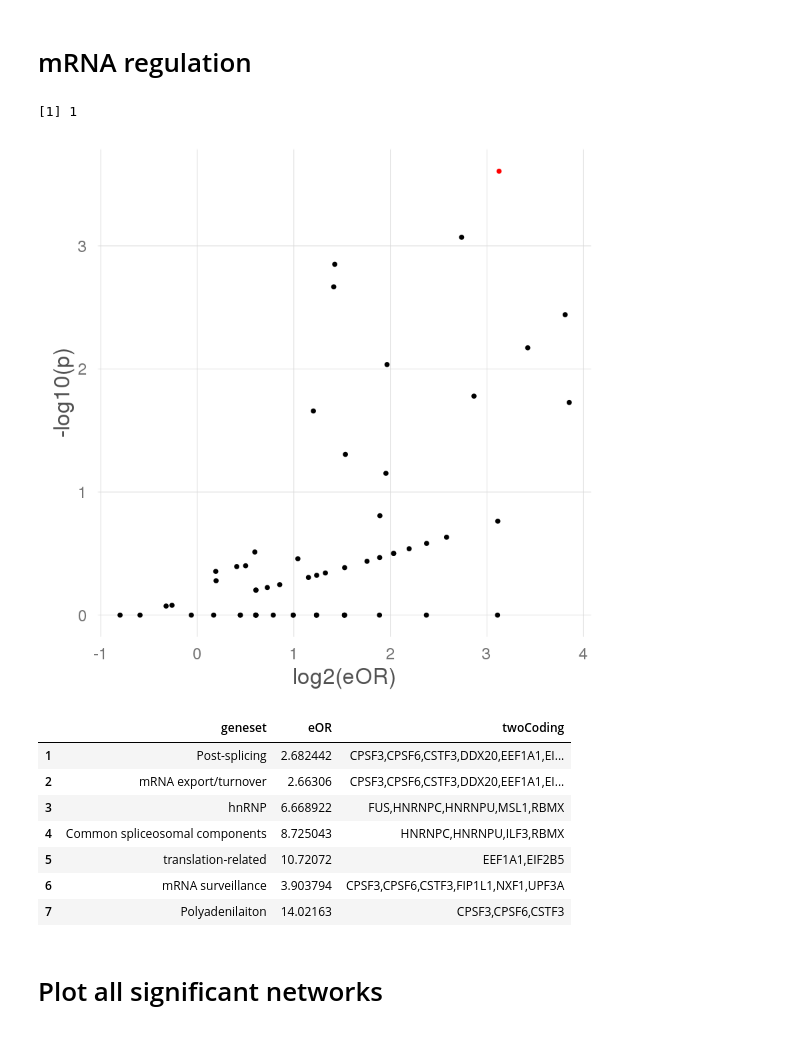
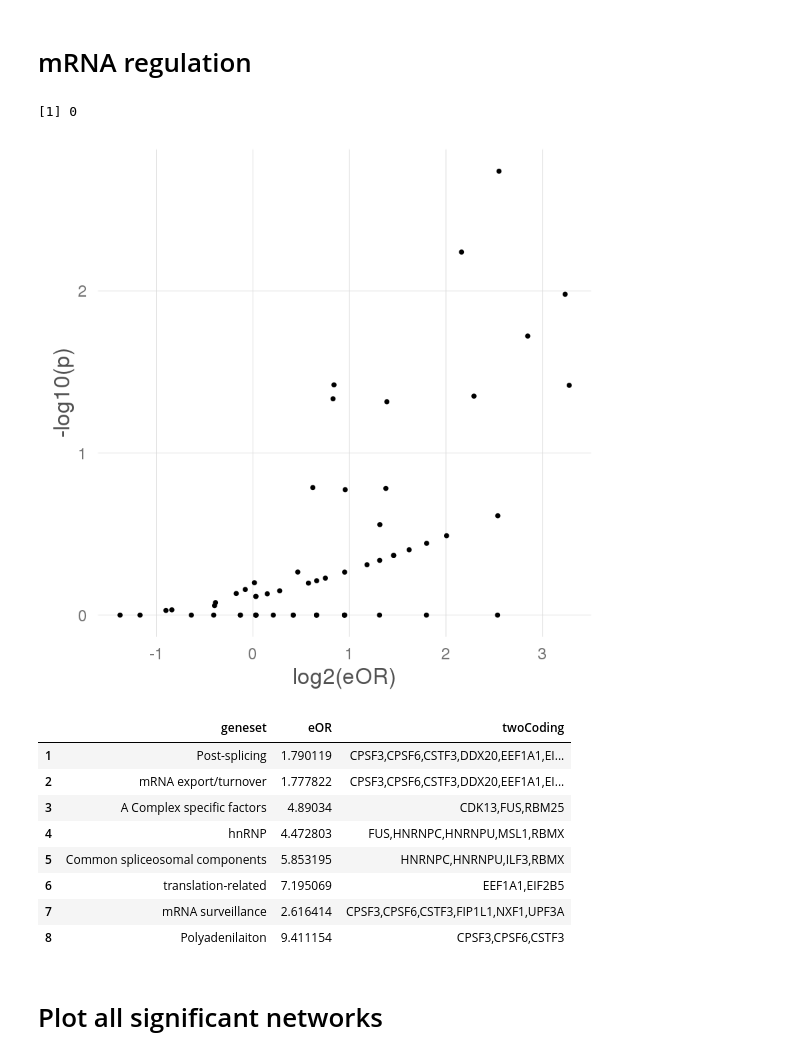
Before and after one commit to hclimente/smartas, a Jupyter notebook: structural_analysis/ppi_neighborhoods.ipynb, the cells around one changed output. Cells and saved outputs as stored; diff of their text form; code cells hidden in the pictures.

```diff
--- a/structural_analysis/ppi_neighborhoods.ipynb
+++ b/structural_analysis/ppi_neighborhoods.ipynb
@@ -49,12 +49,20 @@ GSA.read.gmt = function(filename){
 }
 
 fisher.intersect <- function(gs, switches){
-    si <- intersect(gs, unique(switches$GeneId)) %>% length
-    so <- setdiff(unique(switches$GeneId), gs) %>% length
-    nsi <- length(gs) - si
-    nso <- nrow(allGenes) - (si + so + nsi)
+    pi <- switches %>%
+        filter(PPI == 1) %>%
+        .$GeneId %>%
+        intersect(gs) %>%
+        length
+    po <- switches %>%
+        filter(PPI == 1) %>%
+        .$GeneId %>%
+        setdiff(., gs) %>%
+        length
+    npi <- length(gs) - pi
+    npo <- nrow(switches) - (pi + po + npi)
 
-    m <- c(si,so,nsi,nso) %>% matrix(2,2)
+    m <- c(pi,po,npi,npo) %>% matrix(2,2)
     f <- m %>% fisher.test(alternative = "greater")
     em <- m + 0.5
     eOR <- (em[1,1]*em[2,2])/(em[1,2]*em[2,1])
@@ -96,7 +104,7 @@ switches.split <- read_tsv("../data/pancancer/candidateList_full.tumorSplit.tsv"
     filter(Origin=="Tumor" & PPI == 1)
 
 switches <- read_tsv("../data/pancancer/candidateList_full.tsv") %>%
-    filter(Reliable==1 & Origin=="Tumor" & PPI == 1)
+    filter(Reliable==1 & Origin=="Tumor")
 
 potus <- switches %>%
     select(GeneId,Symbol,Normal_transcript,Tumor_transcript, Recurrence,
@@ -391,22 +392,23 @@ ggplot() +
 
 subset(mrna.test, adjp < 0.05 & eOR > 1) %>% nrow
 # %% [output]
-[1] 1
+[1] 0
-[figure, old version]
+[figure, new version]
 # %%
 mrna.test %>%
-    filter(p < 0.01 & eOR > 1 & driverAffected != "" & twoCoding != "") %>%
+    filter(p < 0.05 & eOR > 1 & driverAffected != "" & twoCoding != "") %>%
     arrange(desc(NumDrivers)) %>%
     select(geneset,eOR,twoCoding)
 # %% [output]
 |  | geneset | eOR | twoCoding |
-| 1 | Post-splicing | 2.682442 | CPSF3,CPSF6,CSTF3,DDX20,EEF1A1,EI... |
-| 2 | mRNA export/turnover | 2.66306 | CPSF3,CPSF6,CSTF3,DDX20,EEF1A1,EI... |
-| 3 | hnRNP | 6.668922 | FUS,HNRNPC,HNRNPU,MSL1,RBMX |
-| 4 | Common spliceosomal components | 8.725043 | HNRNPC,HNRNPU,ILF3,RBMX |
-| 5 | translation-related | 10.72072 | EEF1A1,EIF2B5 |
-| 6 | mRNA surveillance | 3.903794 | CPSF3,CPSF6,CSTF3,FIP1L1,NXF1,UPF3A |
-| 7 | Polyadenilaiton | 14.02163 | CPSF3,CPSF6,CSTF3 |
+| 1 | Post-splicing | 1.790119 | CPSF3,CPSF6,CSTF3,DDX20,EEF1A1,EI... |
+| 2 | mRNA export/turnover | 1.777822 | CPSF3,CPSF6,CSTF3,DDX20,EEF1A1,EI... |
+| 3 | A Complex specific factors | 4.89034 | CDK13,FUS,RBM25 |
+| 4 | hnRNP | 4.472803 | FUS,HNRNPC,HNRNPU,MSL1,RBMX |
+| 5 | Common spliceosomal components | 5.853195 | HNRNPC,HNRNPU,ILF3,RBMX |
+| 6 | translation-related | 7.195069 | EEF1A1,EIF2B5 |
+| 7 | mRNA surveillance | 2.616414 | CPSF3,CPSF6,CSTF3,FIP1L1,NXF1,UPF3A |
+| 8 | Polyadenilaiton | 9.411154 | CPSF3,CPSF6,CSTF3 |
 # %% [markdown]
 # Plot all significant networks
 # %%
```
Also changed, not shown: parts of 6 cells of this notebook, 28 other files.
